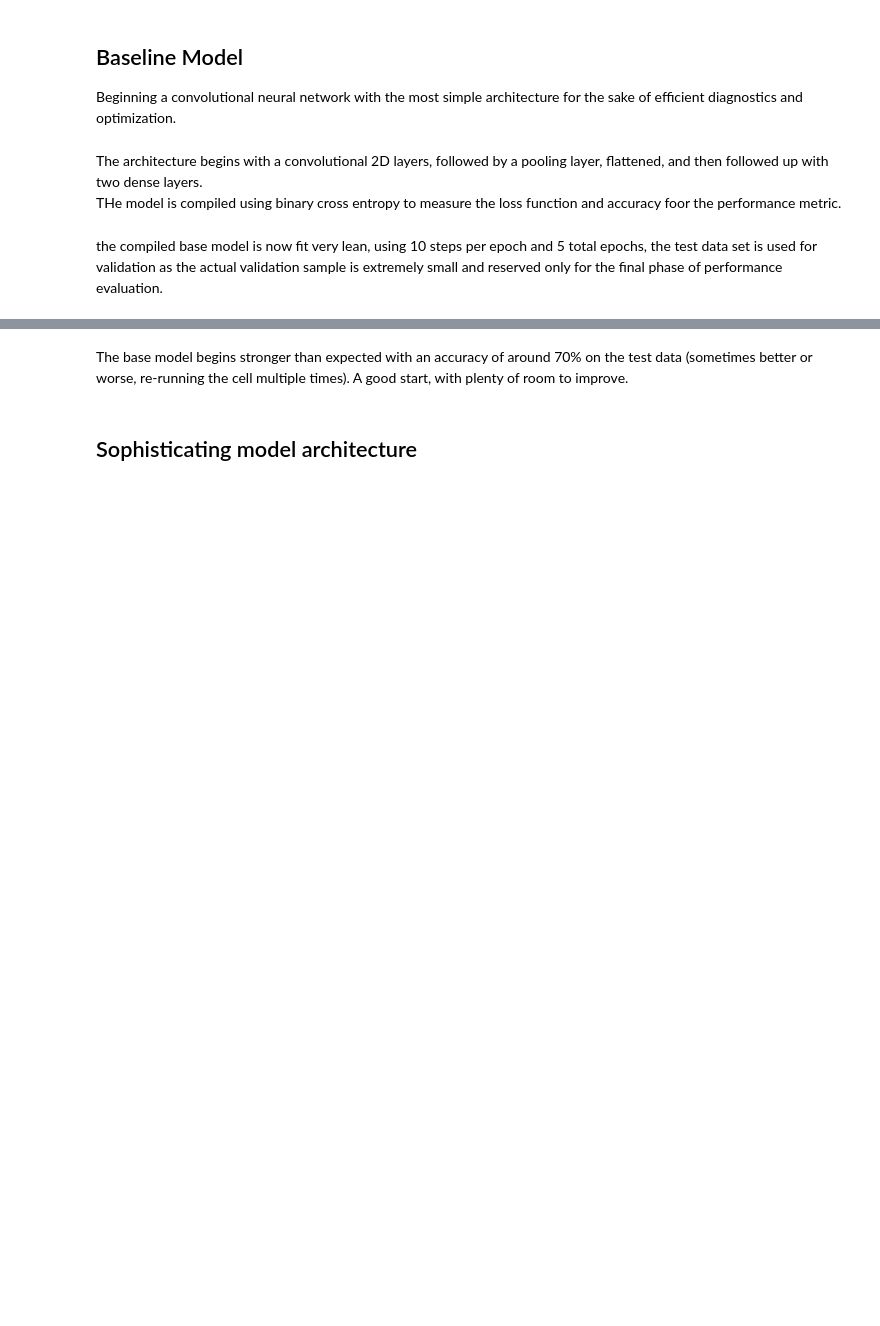
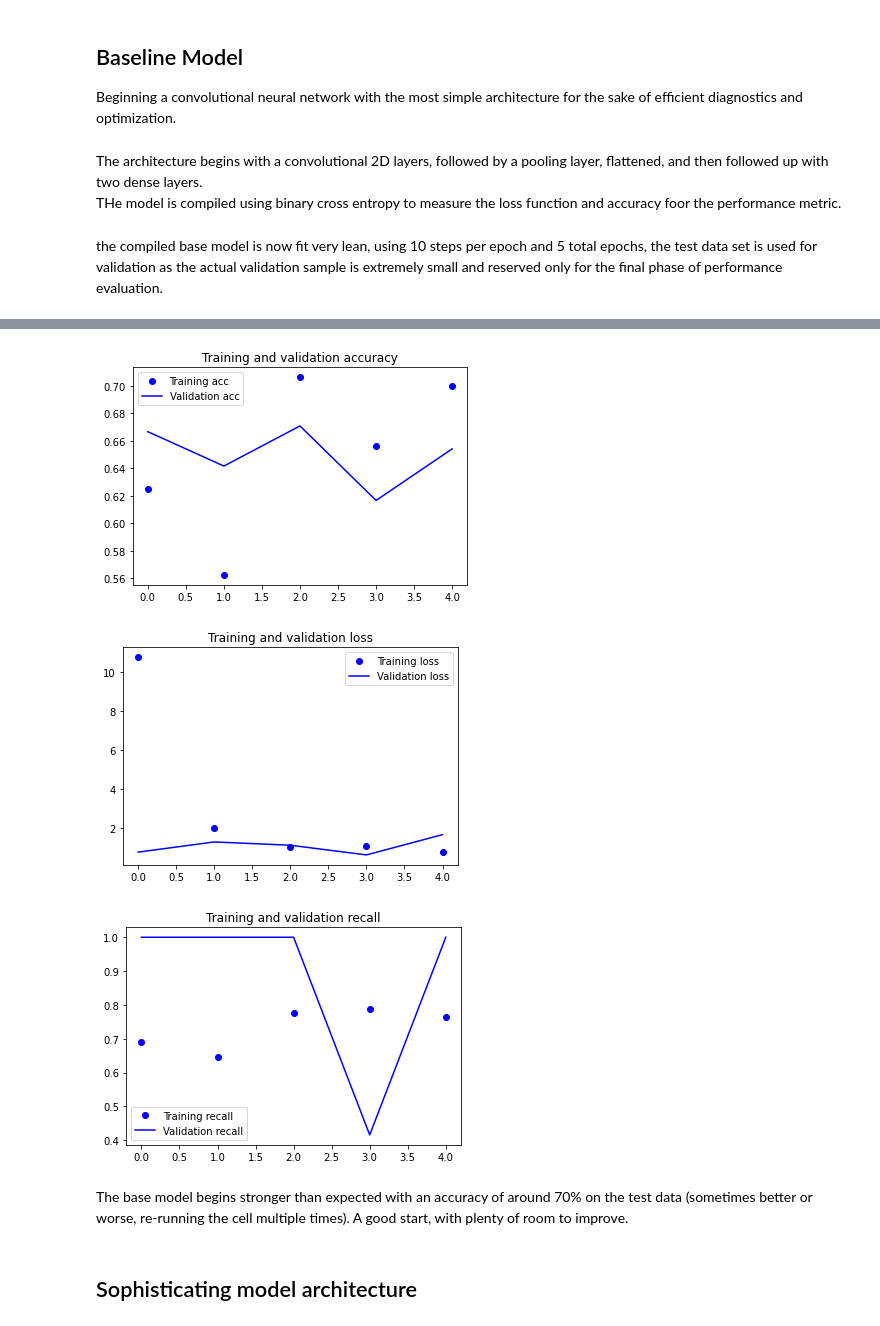
Before and after one commit to Zeth-Abney/Flatiron-school, a Jupyter notebook: phase-4/PROJECT-2/modeling.ipynb, the cells around one changed output, grey strips where cells are left out. Saved outputs shown, nothing was run; the diff lists cells and outputs as text; code cells hidden in the pictures; blank space fills up the shorter version.

Commit message:
continued model iteration, expanded fit function parameters

```diff
--- a/phase-4/PROJECT-2/modeling.ipynb
+++ b/phase-4/PROJECT-2/modeling.ipynb
@@ -1,3 +1,37 @@
+# %%
+# visualizes accuracy and loss accross training epochs
+import matplotlib.pyplot as plt
+
+def visualize_training(model,recall_num):
+
+    acc = model.history['acc']
+    val_acc = model.history['val_acc']
+    loss = model.history['loss']
+    val_loss = model.history['val_loss']
+    recall = model.history[f'recall_{recall_num}']
+    val_recall = model.history[f'val_recall_{recall_num}']
+    epochs = range(len(acc))
+
+    plt.plot(epochs, acc, 'bo', label='Training acc')
+    plt.plot(epochs, val_acc, 'b', label='Validation acc')
+    plt.title('Training and validation accuracy')
+
+    plt.legend()
+    plt.figure()
+
+    plt.plot(epochs, loss, 'bo', label='Training loss')
+    plt.plot(epochs, val_loss, 'b', label='Validation loss')
+    plt.title('Training and validation loss')
+
+    plt.legend()
+    plt.figure()
+
+    plt.plot(epochs, recall, 'bo', label='Training recall')
+    plt.plot(epochs, val_recall, 'b', label='Validation recall')
+    plt.title('Training and validation recall')
+
+    plt.legend()
+    plt.show()
 # %% [markdown]
 ## Generate Data
 # %%
@@ -64,7 +99,7 @@ base_model.add(layers.Dense(1, activation='sigmoid'))
 
 
 base_model.compile(loss='binary_crossentropy',
-              metrics=['acc'])
+              metrics=['acc',Recall()])
 # %% [markdown]
 the compiled base model is now fit very lean, using 10 steps per epoch and 5 total epochs, the test data set is used for validation as the actual validation sample is extremely small and reserved only for the final phase of performance evaluation.
 # %%
@@ -87,3 +122,9 @@ Epoch 5/5
+# %%
+visualize_training(base_model_results,1)
+# %% [output]
+[figure, added]
+[figure, added]
+[figure, added]
 # %% [markdown]
 The base model begins stronger than expected with an accuracy of around 70% on the test data (sometimes better or worse, re-running the cell multiple times). A good start, with plenty of room to improve.
 # %% [markdown]
```
Also changed, not shown: parts of 12 cells of this notebook.
